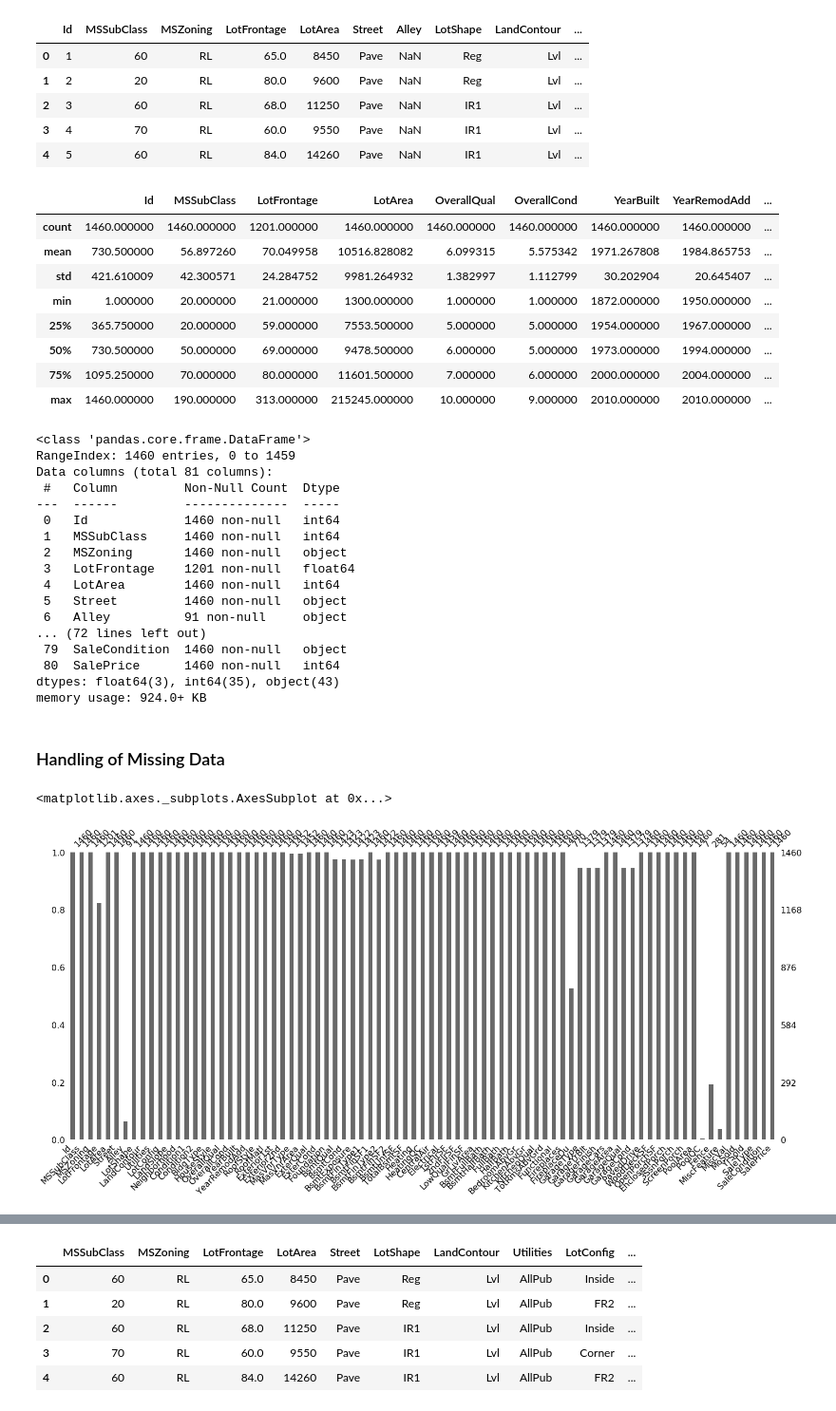
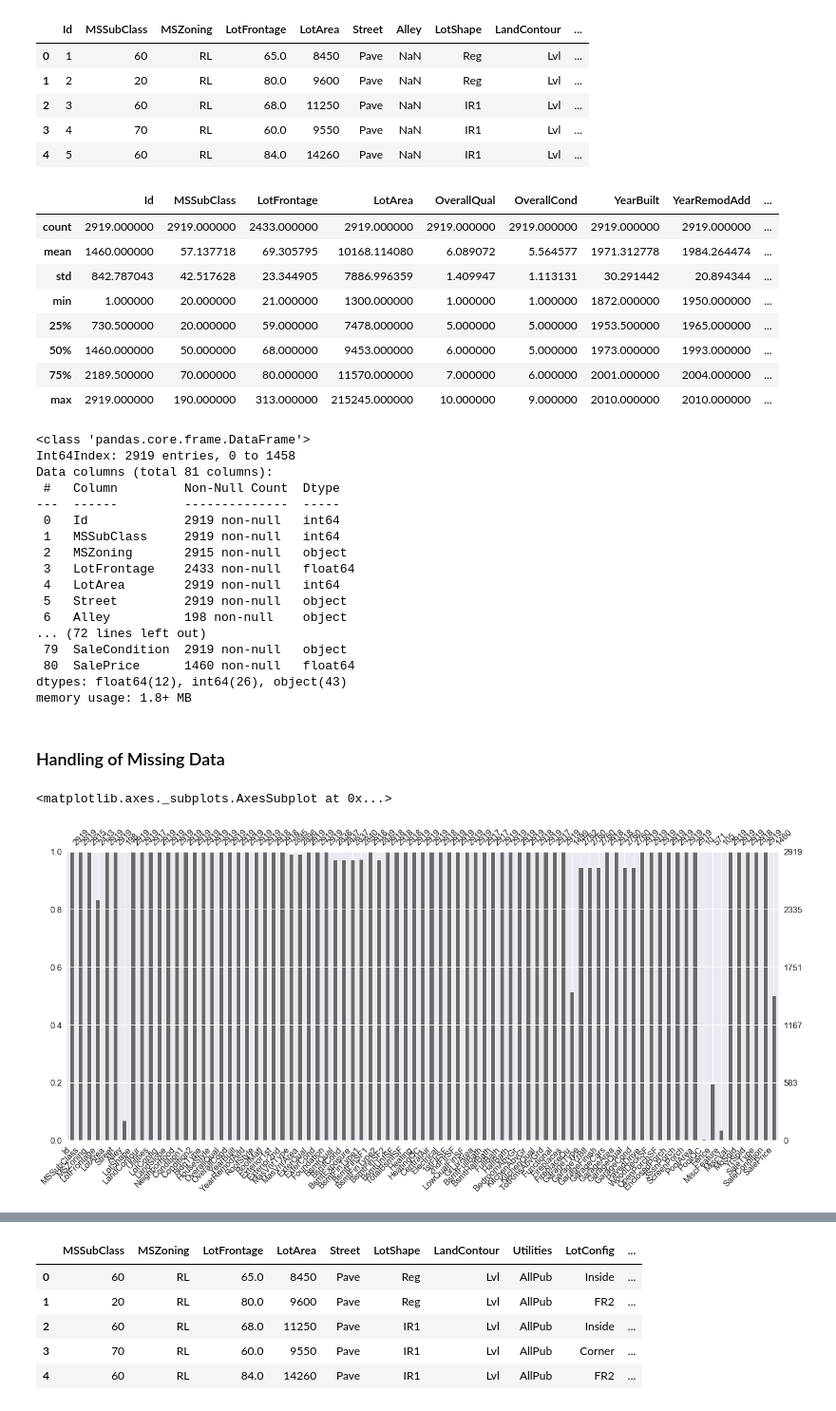
Before and after one commit to kristinteves/ML_HousePrice, a Jupyter notebook: Van/AmesHousing_DataProcessing.ipynb, the cells around one changed output, grey strips where cells are left out. Shown at 95% size. Saved outputs shown, nothing was run; the diff lists cells and outputs as text; code cells hidden in the pictures.

```diff
--- a/Van/AmesHousing_DataProcessing.ipynb
+++ b/Van/AmesHousing_DataProcessing.ipynb
@@ -13,7 +13,7 @@ train = pd.read_csv('train.csv')
 test = pd.read_csv('test.csv')
 print('train shape: ', train.shape) # ((1460, 81))
 print('test shape: ', test.shape) # (1459, 80)
-combine = pd.concat()
+combine = pd.concat((train, test), axis=0)
 # %% [output]
 train shape:  (1460, 81)
 test shape:  (1459, 80)
@@ -31,35 +35,35 @@ train.head()
 | 4 | 5 | 60 | RL | 84.0 | 14260 | Pave | NaN | IR1 | Lvl | ... |
 # %%
 # Summarize continuous variables
-train.describe()
+combine.describe()
 # %% [output]
 |  | Id | MSSubClass | LotFrontage | LotArea | OverallQual | OverallCond | YearBuilt | YearRemodAdd | ... |
-| count | 1460.000000 | 1460.000000 | 1201.000000 | 1460.000000 | 1460.000000 | 1460.000000 | 1460.000000 | 1460.000000 | ... |
-| mean | 730.500000 | 56.897260 | 70.049958 | 10516.828082 | 6.099315 | 5.575342 | 1971.267808 | 1984.865753 | ... |
-| std | 421.610009 | 42.300571 | 24.284752 | 9981.264932 | 1.382997 | 1.112799 | 30.202904 | 20.645407 | ... |
+| count | 2919.000000 | 2919.000000 | 2433.000000 | 2919.000000 | 2919.000000 | 2919.000000 | 2919.000000 | 2919.000000 | ... |
+| mean | 1460.000000 | 57.137718 | 69.305795 | 10168.114080 | 6.089072 | 5.564577 | 1971.312778 | 1984.264474 | ... |
+| std | 842.787043 | 42.517628 | 23.344905 | 7886.996359 | 1.409947 | 1.113131 | 30.291442 | 20.894344 | ... |
 | min | 1.000000 | 20.000000 | 21.000000 | 1300.000000 | 1.000000 | 1.000000 | 1872.000000 | 1950.000000 | ... |
-| 25% | 365.750000 | 20.000000 | 59.000000 | 7553.500000 | 5.000000 | 5.000000 | 1954.000000 | 1967.000000 | ... |
-| 50% | 730.500000 | 50.000000 | 69.000000 | 9478.500000 | 6.000000 | 5.000000 | 1973.000000 | 1994.000000 | ... |
-| 75% | 1095.250000 | 70.000000 | 80.000000 | 11601.500000 | 7.000000 | 6.000000 | 2000.000000 | 2004.000000 | ... |
-| max | 1460.000000 | 190.000000 | 313.000000 | 215245.000000 | 10.000000 | 9.000000 | 2010.000000 | 2010.000000 | ... |
+| 25% | 730.500000 | 20.000000 | 59.000000 | 7478.000000 | 5.000000 | 5.000000 | 1953.500000 | 1965.000000 | ... |
+| 50% | 1460.000000 | 50.000000 | 68.000000 | 9453.000000 | 6.000000 | 5.000000 | 1973.000000 | 1993.000000 | ... |
+| 75% | 2189.500000 | 70.000000 | 80.000000 | 11570.000000 | 7.000000 | 6.000000 | 2001.000000 | 2004.000000 | ... |
+| max | 2919.000000 | 190.000000 | 313.000000 | 215245.000000 | 10.000000 | 9.000000 | 2010.000000 | 2010.000000 | ... |
 # %%
-train.info()
+combine.info()
 # %% [output]
 <class 'pandas.core.frame.DataFrame'>
-RangeIndex: 1460 entries, 0 to 1459
+Int64Index: 2919 entries, 0 to 1458
 Data columns (total 81 columns):
  #   Column         Non-Null Count  Dtype
 ---  ------         --------------  -----
- 0   Id             1460 non-null   int64
- 1   MSSubClass     1460 non-null   int64
- 2   MSZoning       1460 non-null   object
- 3   LotFrontage    1201 non-null   float64
- 4   LotArea        1460 non-null   int64
- 5   Street         1460 non-null   object
- 6   Alley          91 non-null     object
+ 0   Id             2919 non-null   int64
+ 1   MSSubClass     2919 non-null   int64
+ 2   MSZoning       2915 non-null   object
+ 3   LotFrontage    2433 non-null   float64
+ 4   LotArea        2919 non-null   int64
+ 5   Street         2919 non-null   object
+ 6   Alley          198 non-null    object
 ... (72 lines left out)
- 79  SaleCondition  1460 non-null   object
- 80  SalePrice      1460 non-null   int64
-dtypes: float64(3), int64(35), object(43)
-memory usage: 924.0+ KB
+ 79  SaleCondition  2919 non-null   object
+ 80  SalePrice      1460 non-null   float64
+dtypes: float64(12), int64(26), object(43)
+memory usage: 1.8+ MB
 # %%
@@ -68,8 +72,8 @@ memory usage: 924.0+ KB
 ### Handling of Missing Data
 # %%
 # Visualizing Missing Data
-msno.bar(train, labels=True)
+msno.bar(combine, labels=True)
 # %% [output]
 <matplotlib.axes._subplots.AxesSubplot at 0x...>
-[figure, old version]
+[figure, new version]
 # %%
```
Also changed, not shown: parts of 61 cells of this notebook, 3 other files.
